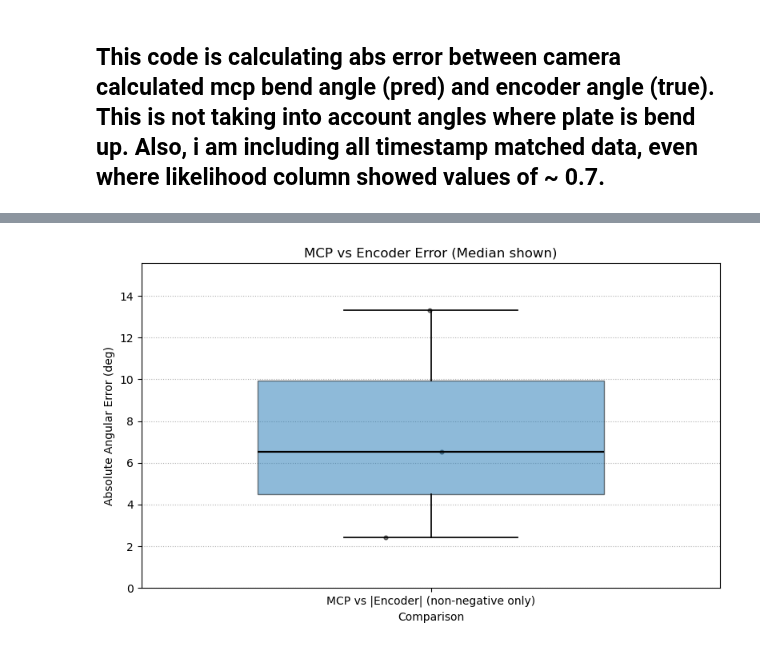
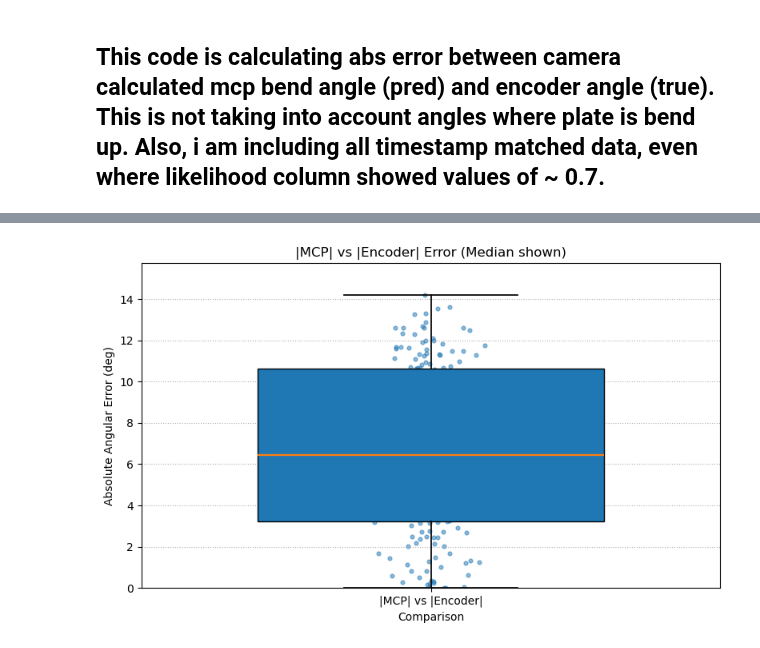
Before and after one commit to neuralengatberkeley/Strain-Sensor-, a Jupyter notebook: Code/analysis/camera_encoder_cal.ipynb, the cells around one changed output, grey strips where cells are left out. Cells and saved outputs as stored; diff of their text form; code cells hidden in the pictures.

Commit message:
code to analyze mediapipe data

```diff
--- a/Code/analysis/camera_encoder_cal.ipynb
+++ b/Code/analysis/camera_encoder_cal.ipynb
@@ -87,7 +85,12 @@ pip_pts  = cam.get_points("PIP")
 
 v1_mcp = cam.vector(hand_pts, mcp_pts)  # hand→MCP
 v2_mcp = cam.vector(mcp_pts, pip_pts)   # MCP→PIP
-angles_mcp = cam.angle_from_vectors(v1_mcp, v2_mcp)
+#angles_mcp = cam.angle_from_vectors(v1_mcp, v2_mcp) # old way of calculting angle without projection onto wrist plane
+
+
+
+# angles_mcp_in_wrist_plane now reflects MCP bend measured strictly within the wrist plane.
+# Rows where the wrist plane is ill-defined (nearly collinear or zero vectors) are NaN (plane_ok == False).
 
 # --- Wrist angle ---
 forearm_pts = cam.get_points("forearm")
@@ -98,6 +101,15 @@ v1_wrist = cam.vector(forearm_pts, hand_pts)  # forearm→hand
 v2_wrist = cam.vector(hand_pts, mcp_pts)      # hand→MCP
 angles_wrist = cam.angle_from_vectors(v1_wrist, v2_wrist)
 
+# --- MCP bend, but constrained to the wrist plane ---
+angles_mcp, v1_mcp_proj, v2_mcp_proj, plane_ok = cam.angle_from_vectors_in_plane(
+    v1=v1_mcp,
+    v2=v2_mcp,
+    plane_v1=v1_wrist,
+    plane_v2=v2_wrist,
+    signed=True  # set False if you prefer 0–180°
+)
+
 # --- Add both angles to a copy of the DataFrame ---
 df_out = cam.df.copy()
 df_out[("metric", "mcp_bend_deg", "deg")]   = angles_mcp
@@ -317,78 +331,74 @@ plt.show()
 # %%
-# --- columns in cam.df ---
-mcp_angle_col = ("metric", "mcp_bend_deg", "deg")  # adjust if different
+# --- columns in small_df ---
+mcp_angle_col = ("metric", "mcp_bend_deg", "deg")   # adjust if needed
 enc_angle_col = "angle_renc"
 time_col      = "timestamp"  # optional
 
 # --- pull numeric columns ---
-mcp = pd.to_numeric(cam.df[mcp_angle_col], errors="coerce")
-enc = pd.to_numeric(cam.df[enc_angle_col], errors="coerce")
+mcp = pd.to_numeric(small_df[mcp_angle_col], errors="coerce")
+enc = pd.to_numeric(small_df[enc_angle_col], errors="coerce")
 
-# --- drop rows with NaN ---
+# --- drop rows with NaN in either ---
 mask = mcp.notna() & enc.notna()
 mcp = mcp[mask]
 enc = enc[mask]
-ts  = cam.df.loc[mask, time_col] if time_col in cam.df.columns else None
+ts  = small_df.loc[mask, time_col] if time_col in small_df.columns else None
 
-# --- drop rows where encoder is negative ---
+# --- OPTIONAL: drop rows where encoder is negative ---
 mask_pos = enc >= 0
-mcp = mcp[mask_pos].to_numpy()
-enc = enc[mask_pos].to_numpy()
-ts  = ts[mask_pos].to_numpy() if ts is not None else None
+mcp = mcp[mask_pos]
+enc = enc[mask_pos]
+ts  = ts[mask_pos] if ts is not None else None
 
-# --- absolute value of encoder for truth ---
-enc_abs = np.abs(enc)
+# --- absolute values for both series ---
+mcp_abs = np.abs(mcp.to_numpy())
+enc_abs = np.abs(enc.to_numpy())
+ts_arr  = ts.to_numpy() if ts is not None else None
 
-# --- absolute error (true = |encoder|, exp = MCP) ---
-aerr = np.abs(mcp - enc_abs)
+# --- absolute error (true = |encoder|, exp = |MCP|) ---
+aerr = np.abs(mcp_abs - enc_abs)
 
-# --- optional tidy DataFrame ---
+# --- tidy DataFrame (keeps your original column labels) ---
 df_err = pd.DataFrame({
     enc_angle_col: enc_abs,
-    mcp_angle_col: mcp,
+    mcp_angle_col: mcp_abs,
     "abs_error_deg": aerr
 })
-if ts is not None:
-    df_err[time_col] = ts
+if ts_arr is not None:
+    df_err[time_col] = ts_arr
 
 # --- box plot: median shown (default), mean hidden ---
 fig, ax = plt.subplots(figsize=(8, 5))
-
 bp = ax.boxplot(
     [aerr],
-    labels=["MCP vs |Encoder| (non-negative only)"],
+    labels=["|MCP| vs |Encoder|"],
     patch_artist=True,
     showfliers=False,
     showmeans=False,
     widths=0.6
 )
 
-# style
-for patch in bp["boxes"]:
-    patch.set_facecolor("#1f77b4")
-    patch.set_alpha(0.5)
-    patch.set_edgecolor("black")
+# simple styling (optional)
 for med in bp["medians"]:
-    med.set_color("black"); med.set_linewidth(1.6)
+    med.set_linewidth(1.6)
 for w in bp["whiskers"]:
-    w.set_color("black"); w.set_linewidth(1.25)
+    w.set_linewidth(1.25)
 for cap in bp["caps"]:
-    cap.set_color("black"); cap.set_linewidth(1.25)
+    cap.set_linewidth(1.25)
 
 # jittered points (optional)
 x = np.random.normal(loc=1, scale=0.04, size=aerr.size)
-ax.scatter(x, aerr, s=12, alpha=0.5, color="black")
+ax.scatter(x, aerr, s=12, alpha=0.5)
 
 # axes/limits
 ax.set_xlabel("Comparison")
 ax.set_ylabel("Absolute Angular Error (deg)")
 if aerr.size:
     ymax = np.nanpercentile(aerr, 97.5) * 1.2
     ax.set_ylim(0, max(15, ymax))
-ax.set_title("MCP vs Encoder Error (Median shown)")
-
+ax.set_title("|MCP| vs |Encoder| Error (Median shown)")
 ax.grid(True, axis="y", linestyle=":", linewidth=0.8)
 plt.tight_layout()
 plt.show()
 # %% [output]
-[figure, old version]
+[figure, new version]
```
Also changed, not shown: parts of 11 cells of this notebook, 5 other files.
